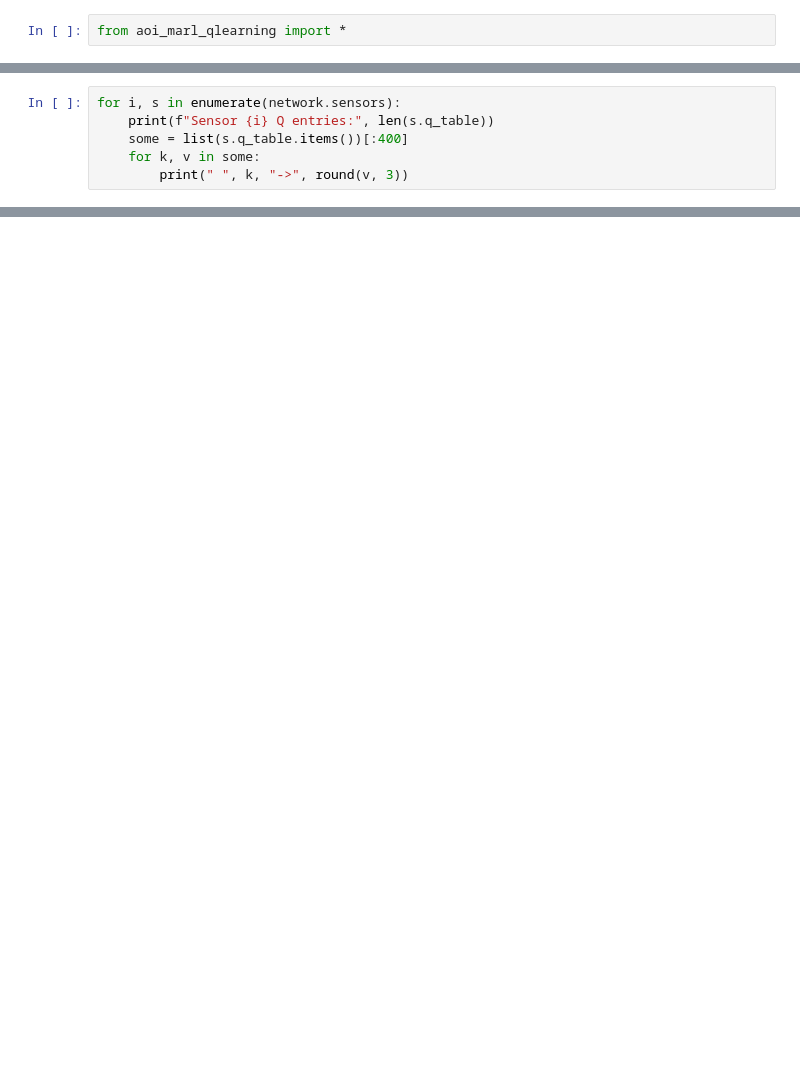
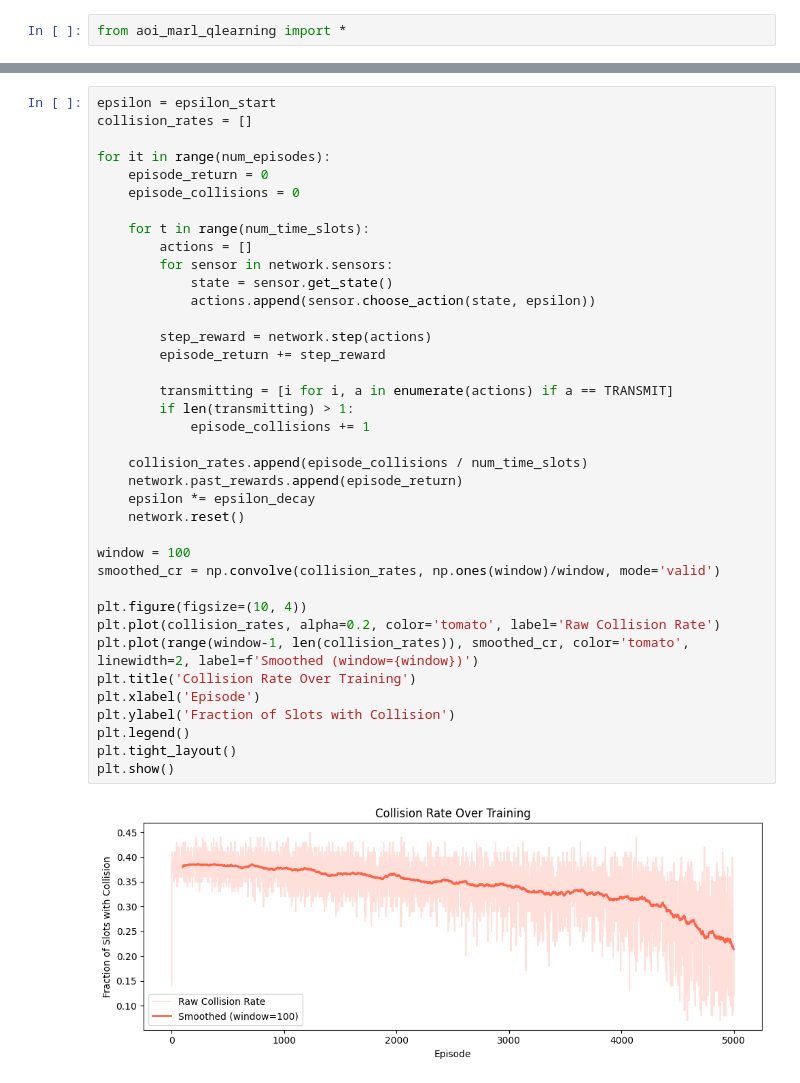
Before and after one commit to araji191/marl-aoi-sensor-network, a Jupyter notebook: eval.ipynb, the cells around one changed output, grey strips where cells are left out. Drawn from its saved outputs; the diff is of its cells as text; blank space fills up the shorter version.

```diff
--- a/eval.ipynb
+++ b/eval.ipynb
@@ -61,6 +58,0 @@ avg_aoi = [aoi / (num_eval_episodes) for aoi in avg_aoi]
-# %%
-for i, s in enumerate(network.sensors):
-    print(f"Sensor {i} Q entries:", len(s.q_table))
-    some = list(s.q_table.items())[:400]
-    for k, v in some:
-        print(" ", k, "->", round(v, 3))
@@ -115,0 +97,40 @@ The mean is: 8.789084000000003
+# %%
+epsilon = epsilon_start
+collision_rates = []
+
+for it in range(num_episodes):
+    episode_return = 0
+    episode_collisions = 0
+
+    for t in range(num_time_slots):
+        actions = []
+        for sensor in network.sensors:
+            state = sensor.get_state()
+            actions.append(sensor.choose_action(state, epsilon))
+
+        step_reward = network.step(actions)
+        episode_return += step_reward
+
+        transmitting = [i for i, a in enumerate(actions) if a == TRANSMIT]
+        if len(transmitting) > 1:
+            episode_collisions += 1
+
+    collision_rates.append(episode_collisions / num_time_slots)
+    network.past_rewards.append(episode_return)
+    epsilon *= epsilon_decay
+    network.reset()
+
+window = 100
+smoothed_cr = np.convolve(collision_rates, np.ones(window)/window, mode='valid')
+
+plt.figure(figsize=(10, 4))
+plt.plot(collision_rates, alpha=0.2, color='tomato', label='Raw Collision Rate')
+plt.plot(range(window-1, len(collision_rates)), smoothed_cr, color='tomato', linewidth=2, label=f'Smoothed (window={window})')
+plt.title('Collision Rate Over Training')
+plt.xlabel('Episode')
+plt.ylabel('Fraction of Slots with Collision')
+plt.legend()
+plt.tight_layout()
+plt.show()
+# %% [output]
+[figure, added]
```
Also changed, not shown: parts of 7 cells of this notebook, 3 other files.
